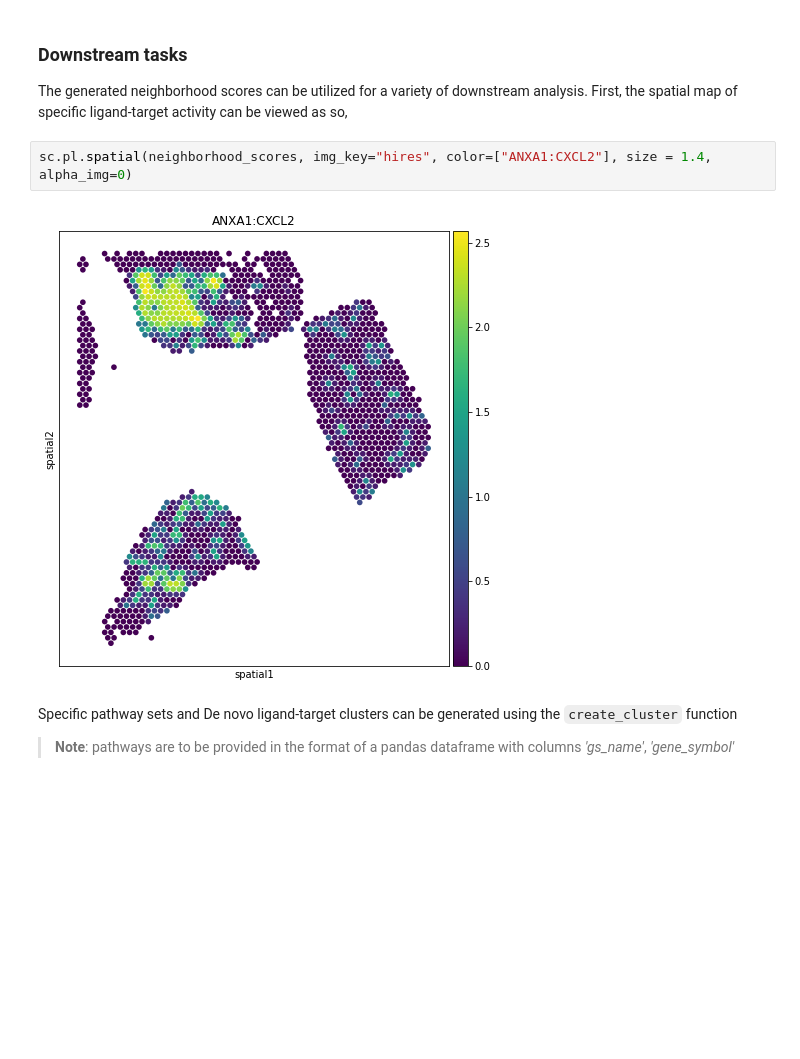
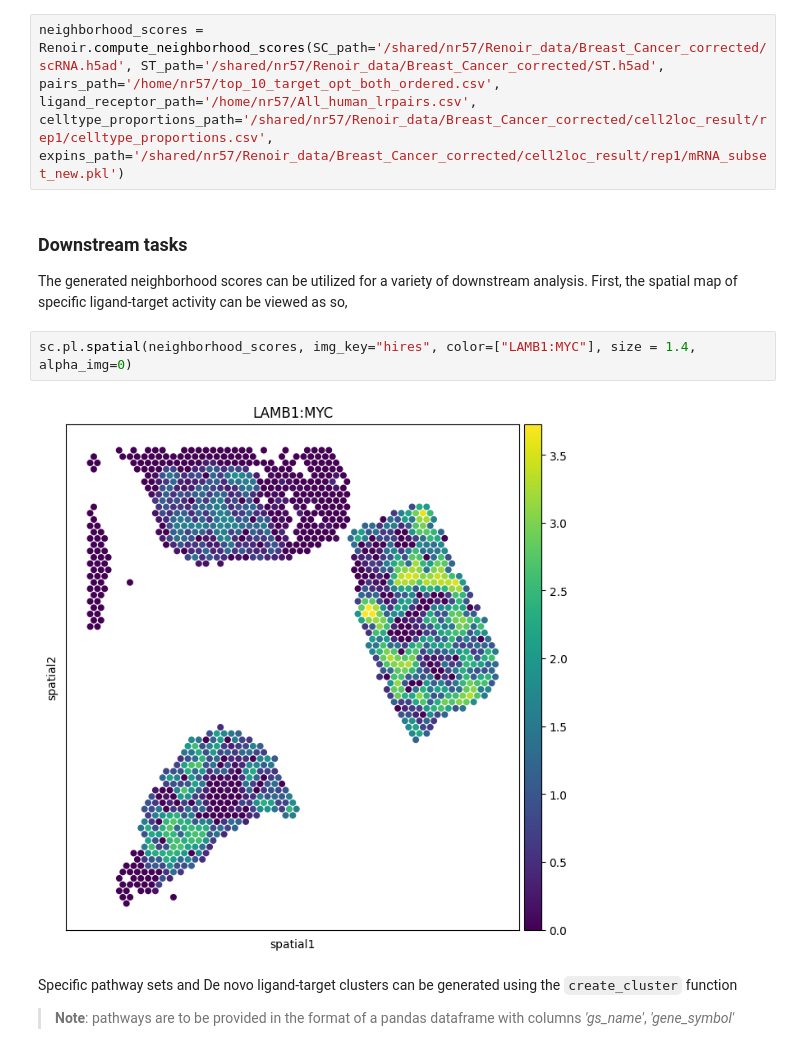
Before and after one commit to Zafar-Lab/Renoir, a Jupyter notebook: docs/source/notebooks/BC_tutorial.ipynb, the cells around one changed output. Cells and saved outputs as stored; diff of their text form; blank space fills up the shorter version.

```diff
--- a/docs/source/notebooks/BC_tutorial.ipynb
+++ b/docs/source/notebooks/BC_tutorial.ipynb
@@ -59,11 +17,13 @@ AnnData object with n_obs × n_vars = 1322 × 1683
+# %%
+neighborhood_scores = Renoir.compute_neighborhood_scores(SC_path='/shared/nr57/Renoir_data/Breast_Cancer_corrected/scRNA.h5ad', ST_path='/shared/nr57/Renoir_data/Breast_Cancer_corrected/ST.h5ad', pairs_path='/home/nr57/top_10_target_opt_both_ordered.csv', ligand_receptor_path='/home/nr57/All_human_lrpairs.csv', celltype_proportions_path='/shared/nr57/Renoir_data/Breast_Cancer_corrected/cell2loc_result/rep1/celltype_proportions.csv', expins_path='/shared/nr57/Renoir_data/Breast_Cancer_corrected/cell2loc_result/rep1/mRNA_subset_new.pkl')
 # %% [markdown]
 ### Downstream tasks
 
 The generated neighborhood scores can be utilized for a variety of downstream analysis. First, the spatial map of specific ligand-target activity can be viewed as so,
 # %%
-sc.pl.spatial(neighborhood_scores, img_key="hires", color=["ANXA1:CXCL2"], size = 1.4, alpha_img=0)
+sc.pl.spatial(neighborhood_scores, img_key="hires", color=["LAMB1:MYC"], size = 1.4, alpha_img=0)
 # %% [output]
-[figure, old version]
+[figure, new version]
 # %% [markdown]
 Specific pathway sets and De novo ligand-target clusters can be generated using the `create_cluster` function
 
```
Also changed, not shown: parts of 13 cells of this notebook.
